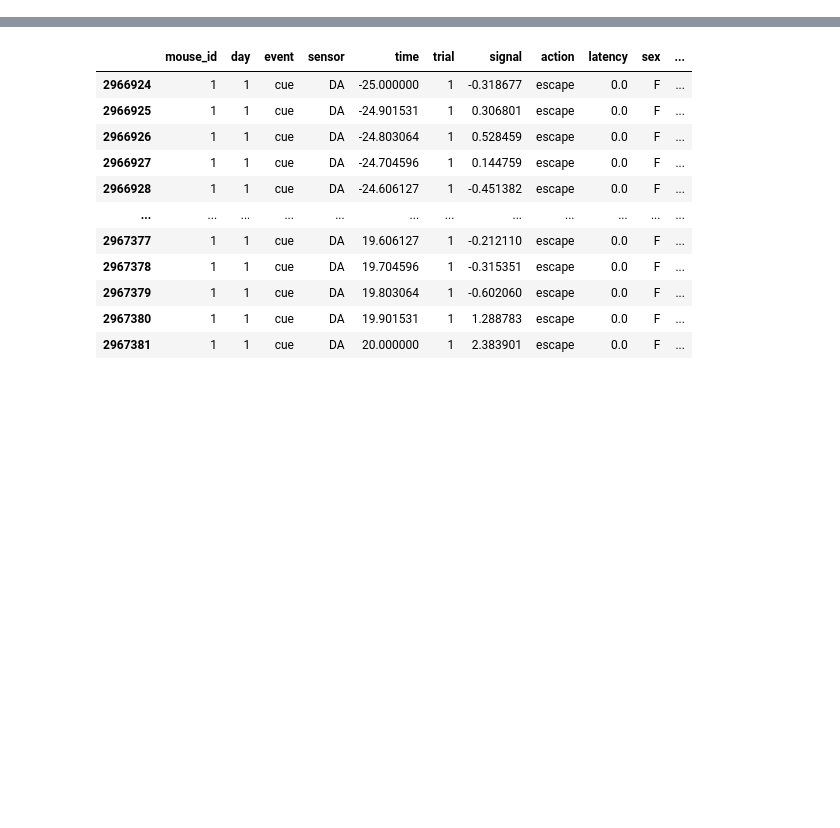
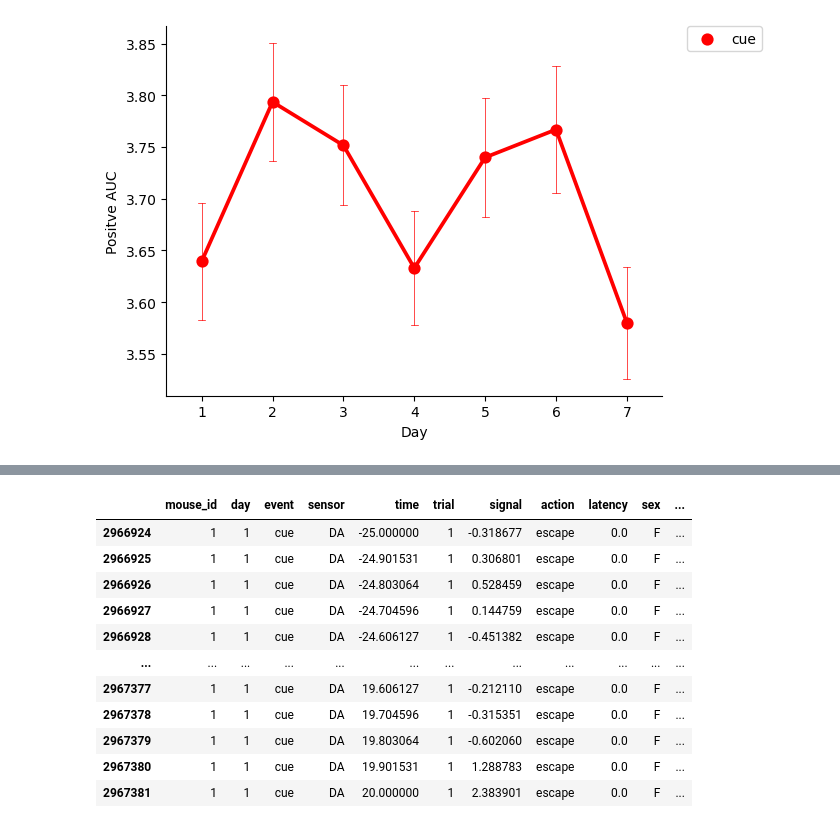
Before and after one commit to Mschaid/ENIGMA, a Jupyter notebook: notebooks/development/auc_pipeline.ipynb, the cells around one changed output, grey strips where cells are left out. Cells and saved outputs as stored; diff of their text form; code cells hidden in the pictures; blank space fills up the shorter version.

```diff
--- a/notebooks/development/auc_pipeline.ipynb
+++ b/notebooks/development/auc_pipeline.ipynb
@@ -34 +52,19 @@ df
+# %%
+cols = [col for col in df.columns if col!="action"]
+sns.pointplot(data = df.query("sensor=='DA' & event=='cue'"),
+            x = "day",
+            y = "signal_max",
+             hue = "event",
+             errorbar='se',
+             palette=["red", "black"],
+             errwidth=0.5,
+             capsize=0.1)
+#move legend
+plt.legend(bbox_to_anchor=(1.05, 1), loc=2, borderaxespad=0.)
+plt.ylabel("Positve AUC")
+plt.xlabel("Day")
+
+sns.despine()
+# %% [output]
+[figure, added]
 # %%
```
Also changed, not shown: parts of 16 cells of this notebook, 6 other files.
